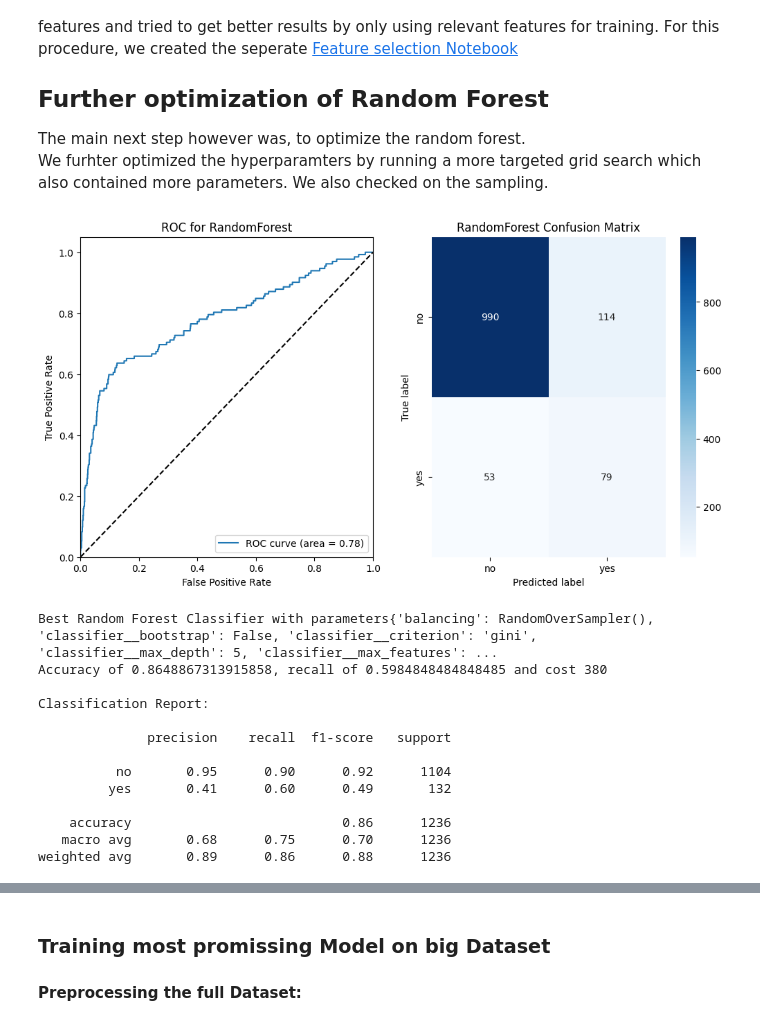
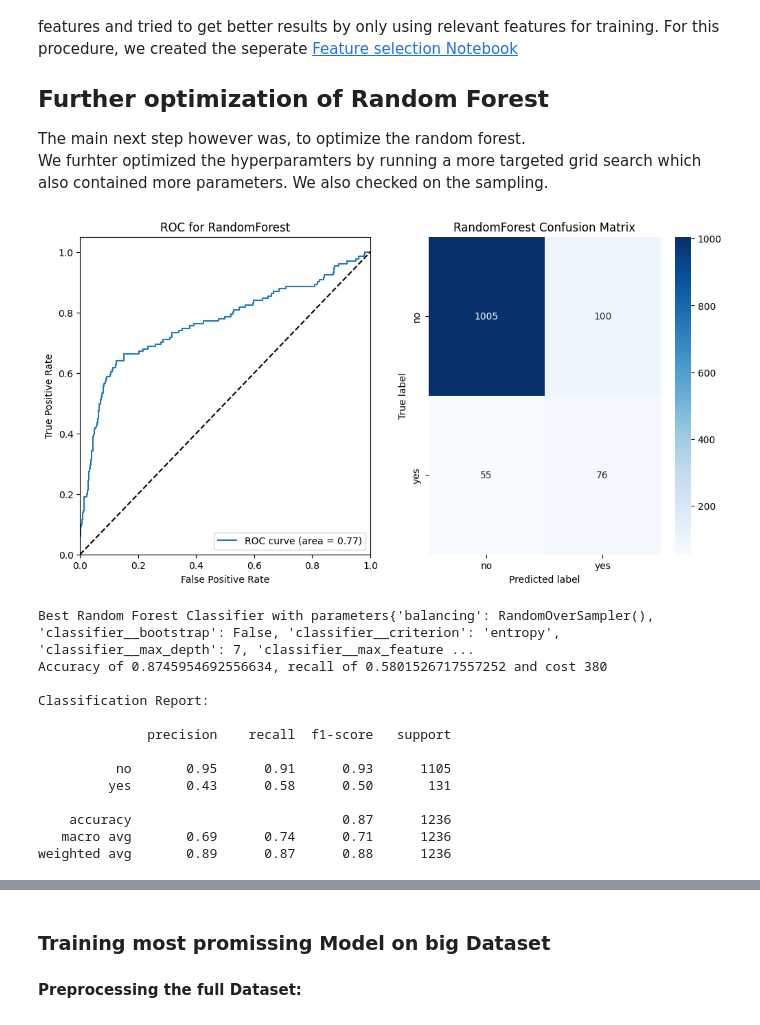
Before and after one commit to joscha-st/ibait_ml_g1, a Jupyter notebook: main copy.ipynb, the cells around one changed output, grey strips where cells are left out. Cells and saved outputs as stored; diff of their text form; code cells hidden in the pictures.

```diff
--- a/main copy.ipynb
+++ b/main copy.ipynb
@@ -137,6 +137,24 @@ nn_param_grid = {'classifier__max_iter': [100, 250, 500],
                  'classifier__learning_rate': ['constant','adaptive'],
                  'balancing__replacement': [True, False],
                   'classifier__random_state': [42]}
+
+from sklearn.base import BaseEstimator
+
+class DummyYesClassifier(BaseEstimator):
+    def fit(self, X, y=None):
+        pass
+    def predict(self, X):
+        return np.ones((len(X), ), dtype=bool)
+    def predict_proba(self, X):
+        return np.ones((len(X), 2))
+
+class DummyNoClassifier(BaseEstimator):
+    def fit(self, X, y=None):
+        pass
+    def predict(self, X):
+        return np.zeros((len(X), ), dtype=bool)
+    def predict_proba(self, X):
+        return np.zeros((len(X), 2))
 # %% [markdown]
 ### Cost considerations
 We choose the potential cost of the model as key metric/scorer for the grid search, to maximize the potential utility.
@@ -163,7 +181,7 @@ From the cost Matrix, we formed a corresponsing cost function.
 # %%
 def cost_function(y_true, y_pred):
     cm = confusion_matrix(y_true, y_pred, labels=label_order)
-    return cm[0][0] * 0 + cm[0][1] * 40 - cm[1][1] * 120 + cm[1][0] * 100
+    return cm[0][0] * 0 + cm[0][1] * 40 - cm[1][1] * 300 + cm[1][0] * 250
 
 scorer = make_scorer(cost_function, greater_is_better=False)
 # %% [markdown]
@@ -171,17 +189,19 @@ scorer = make_scorer(cost_function, greater_is_better=False)
 After these pre considerations, we did a large grid-search to compare both, multiple estimators as well as multiple parameters.
 # %%
 
-# list of tuples where the first element is the classifier's name, the second is the classifier itself and the third are the grid search parameters
+# list with classifier's and grid search parameters
 classifiers = [('DecisionTree', dt_pipeline, dt_param_grid),
                ('RandomForest', rf_pipeline, rf_param_grid),
                ('KNN', knn_pipeline, knn_param_grid),
                ('MultinomialNB', mnb_pipeline, mnb_param_grid),
                ('GaussianNB', gnb_pipeline, gnb_param_grid),
-               ('NeuralNet', nn_pipeline, nn_param_grid)
+            #    ('NeuralNet', nn_pipeline, nn_param_grid),
+               (('AlwaysYes', DummyYesClassifier(), {}))
+            #    (('AlwaysNo', DummyNoClassifier(), {}))
                ]
 
 
-# Initialize lists to store classifier names and their performances
+# Initialize lists to store performances
 names = []
 accuracies = []
 recalls = []
@@ -300,7 +313,6 @@ For this procedure, we created the seperate [Feature selection Notebook](main_wi
 The main next step however was, to optimize the random forest.
 We furhter optimized the hyperparamters by running a more targeted grid search which also contained more parameters. We also checked on the sampling.
 # %%
-
 #extending param grid for RF
 param_grid = {
     'balancing': [RandomOverSampler(), RandomUnderSampler()],
@@ -311,7 +323,7 @@ param_grid = {
 #    'classifier__min_samples_leaf': [1, 2, 4],
    'classifier__bootstrap': [True, False],
    'classifier__criterion': ['gini', 'entropy'],
-   'classifier__random_state': [13]
+   'classifier__random_state': [42]
 }
 
 
@@ -344,47 +356,47 @@ roc_auc = roc_auc_score(bank_target_test, probs)
 cm = confusion_matrix(bank_target_test, prediction)
 acc = accuracy_score(bank_target_test, prediction)
 recall = recall_score(bank_target_test, prediction) #yes recall
 cost = cost_function(bank_target_test, prediction)
 
 # Prepare Plot
 fig, axs = plt.subplots(1, 2, figsize=(12, 6))
 
 # Plot the ROC curve
 axs[0].plot(fpr, tpr, label='ROC curve (area = %0.2f)' % roc_auc)
 axs[0].plot([0, 1], [0, 1], 'k--')
 axs[0].set_xlim([0.0, 1.0])
 axs[0].set_ylim([0.0, 1.05])
 axs[0].set_xlabel('False Positive Rate')
 axs[0].set_ylabel('True Positive Rate')
 axs[0].set_title('ROC for RandomForest')
 axs[0].legend(loc="lower right")
 
 
 # Plot Confusion Matrix
 sns.heatmap(cm, annot=True, fmt='d', cmap='Blues', ax=axs[1], xticklabels=label_names, yticklabels=label_names)
 axs[1].set_title('RandomForest Confusion Matrix')
 axs[1].set_xlabel('Predicted label')
 axs[1].set_ylabel('True label')
 
 plt.show()
 
 print("Best Random Forest Classifier with parameters".format(name) + str(best_param) + ": \nAccuracy of {}, recall of {} and cost {}\n".format(acc, recall, cost))
 print("Classification Report:\n\n{}".format(classification_report(bank_target_test, prediction, target_names=label_names)))
 # %% [output]
-[figure, old version]
+[figure, new version]
-Best Random Forest Classifier with parameters{'balancing': RandomOverSampler(), 'classifier__bootstrap': False, 'classifier__criterion': 'gini', 'classifier__max_depth': 5, 'classifier__max_features': ...
-Accuracy of 0.8648867313915858, recall of 0.5984848484848485 and cost 380
+Best Random Forest Classifier with parameters{'balancing': RandomOverSampler(), 'classifier__bootstrap': False, 'classifier__criterion': 'entropy', 'classifier__max_depth': 7, 'classifier__max_feature ...
+Accuracy of 0.8745954692556634, recall of 0.5801526717557252 and cost 380
 
 Classification Report:
 
               precision    recall  f1-score   support
 
-          no       0.95      0.90      0.92      1104
-         yes       0.41      0.60      0.49       132
+          no       0.95      0.91      0.93      1105
+         yes       0.43      0.58      0.50       131
 
-    accuracy                           0.86      1236
-   macro avg       0.68      0.75      0.70      1236
-weighted avg       0.89      0.86      0.88      1236
+    accuracy                           0.87      1236
+   macro avg       0.69      0.74      0.71      1236
+weighted avg       0.89      0.87      0.88      1236
 # %%
 from sklearn.inspection import permutation_importance
 r = permutation_importance(best_model, bank_data_test, bank_target_test, n_repeats=10, random_state=0)
```
Also changed, not shown: parts of 5 cells of this notebook.
